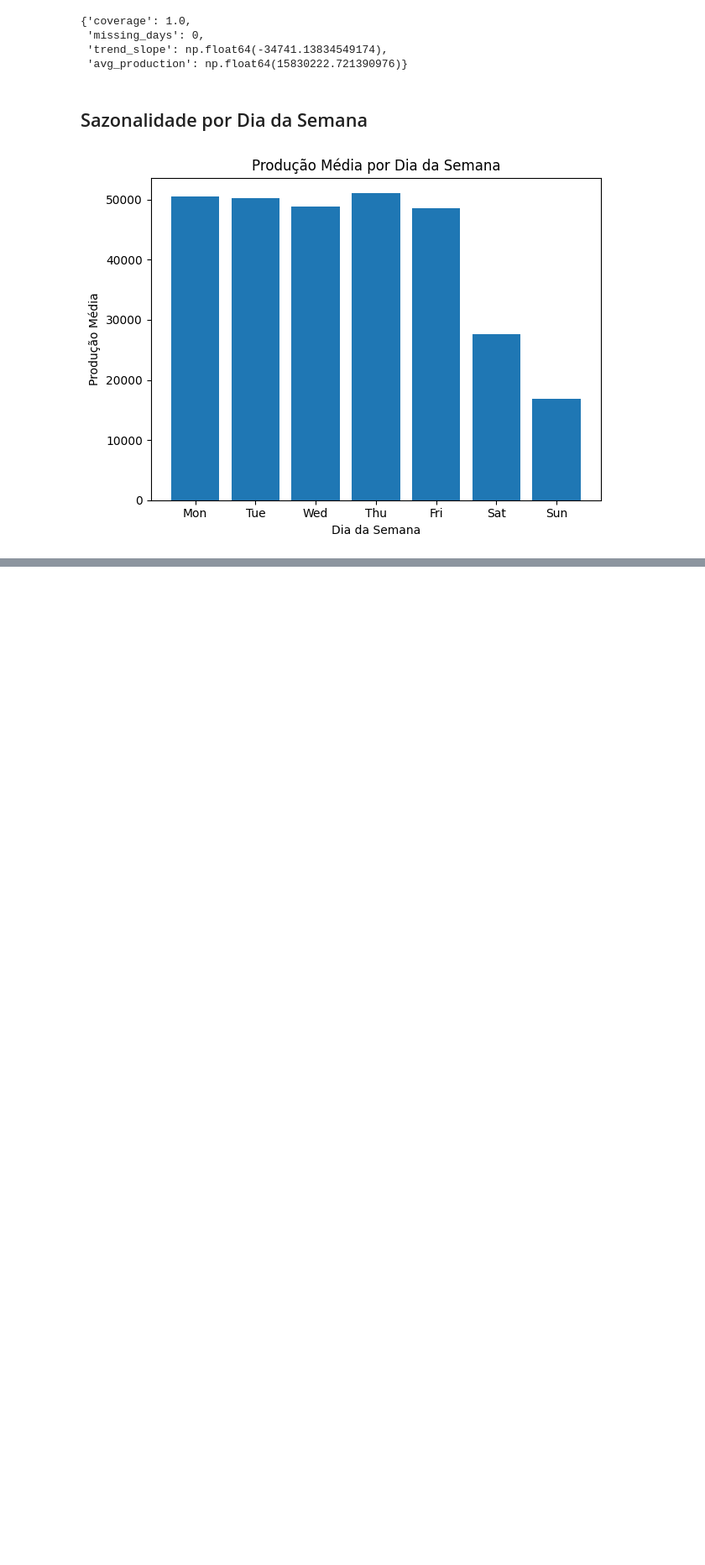
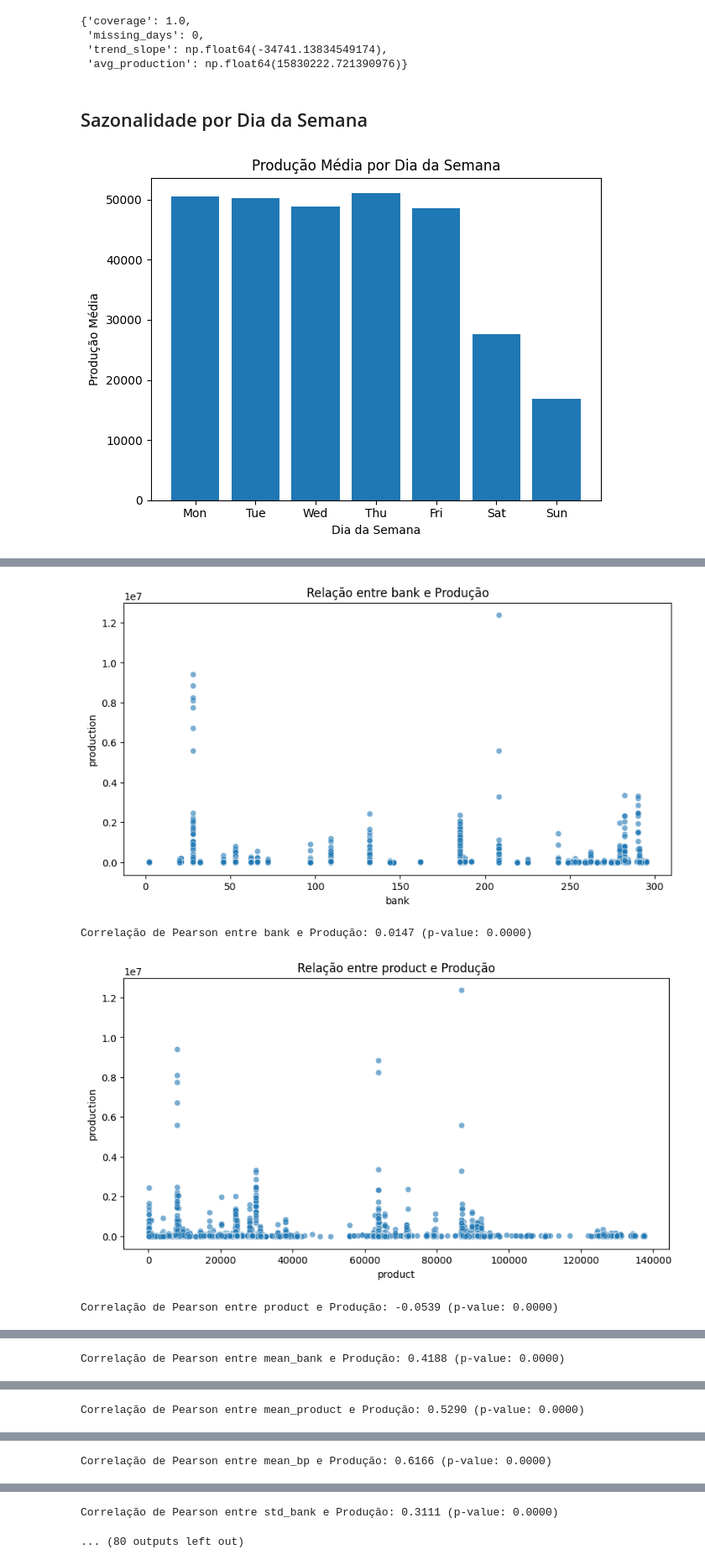
Before and after one commit to joaovcardosodev/lev-challenge, a Jupyter notebook: notebooks/01_eda_and_feature_engineering.ipynb, the cells around one changed output, grey strips where cells are left out. Shown at 84% size. Saved outputs shown, nothing was run; the diff lists cells and outputs as text; code cells hidden in the pictures; blank space fills up the shorter version.

```diff
--- a/notebooks/01_eda_and_feature_engineering.ipynb
+++ b/notebooks/01_eda_and_feature_engineering.ipynb
@@ -355,0 +542,7 @@ plt.show()
+# %%
+analyze_numerical_features(df)
+# %% [output]
+[figure, added]
+Correlação de Pearson entre bank e Produção: 0.0147 (p-value: 0.0000)
+[figure, added]
+Correlação de Pearson entre product e Produção: -0.0539 (p-value: 0.0000)
@@ -355,0 +550 @@ plt.show()
+Correlação de Pearson entre mean_bank e Produção: 0.4188 (p-value: 0.0000)
@@ -355,0 +552 @@ plt.show()
+Correlação de Pearson entre mean_product e Produção: 0.5290 (p-value: 0.0000)
@@ -355,0 +554 @@ plt.show()
+Correlação de Pearson entre mean_bp e Produção: 0.6166 (p-value: 0.0000)
@@ -355,0 +556,2 @@ plt.show()
+Correlação de Pearson entre std_bank e Produção: 0.3111 (p-value: 0.0000)
+... (80 outputs left out)
```
Also changed, not shown: parts of 19 cells of this notebook, 3 other files.
